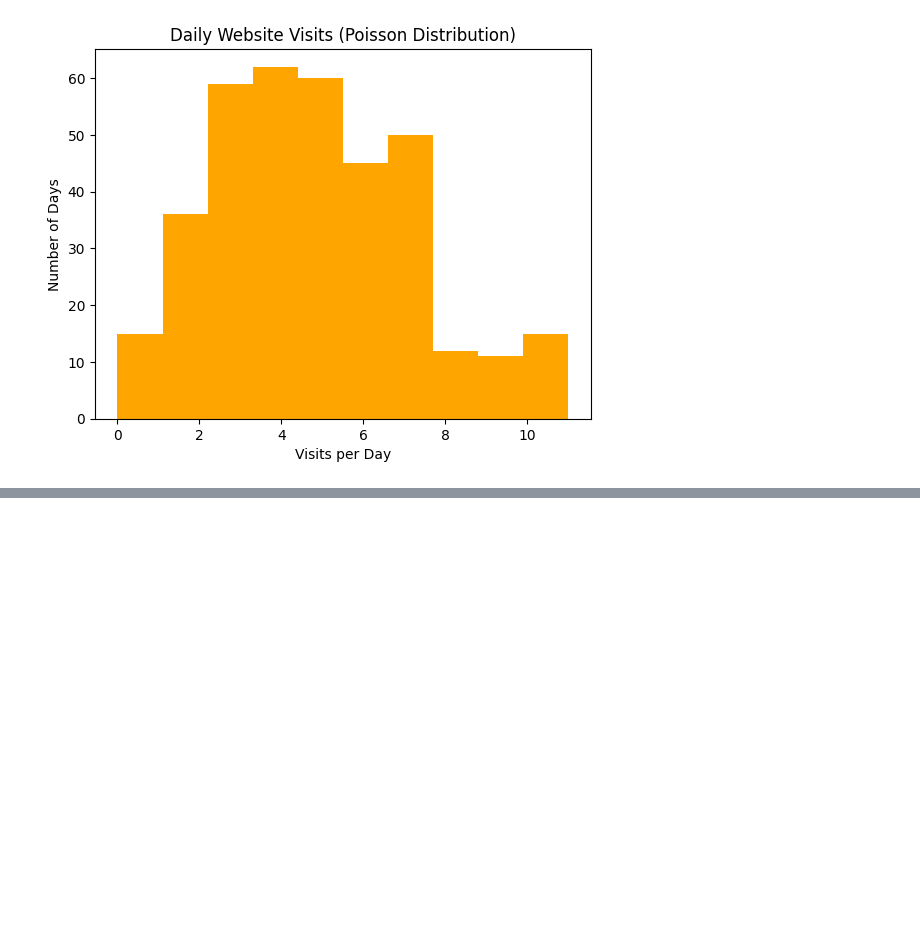
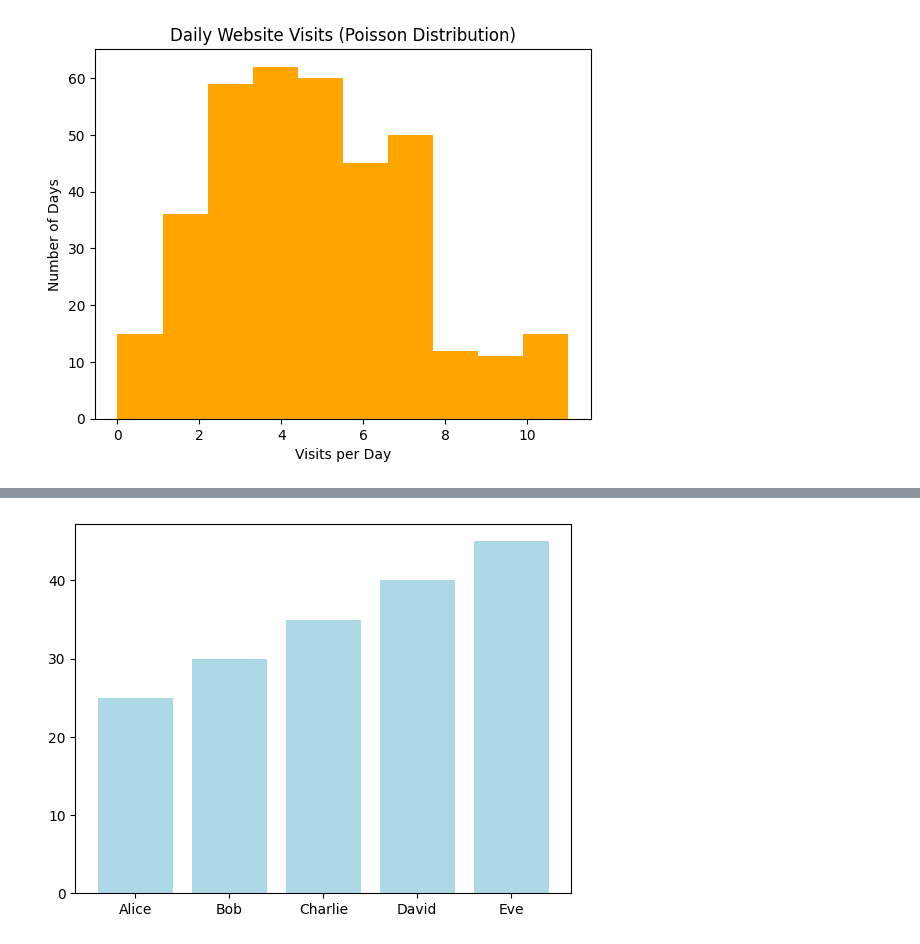
Before and after one commit to AryamBajracharya/ML, a Jupyter notebook: plot.ipynb, the cells around one changed output, grey strips where cells are left out. Saved outputs shown, nothing was run; the diff lists cells and outputs as text; code cells hidden in the pictures; blank space fills up the shorter version.

```diff
--- a/plot.ipynb
+++ b/plot.ipynb
@@ -28,0 +48,9 @@ plt.show()
+# %%
+import numpy as np                        # PYTHONIC APPORACH USING NUMPY ARRAYS
+names_array = np.array(names)
+ages_array = np.array(ages)
+
+plt.bar(names_array, ages_array, color='lightblue')
+plt.show()
+# %% [output]
+[figure, added]
```
Also changed, not shown: parts of 5 cells of this notebook, 4 other files.
